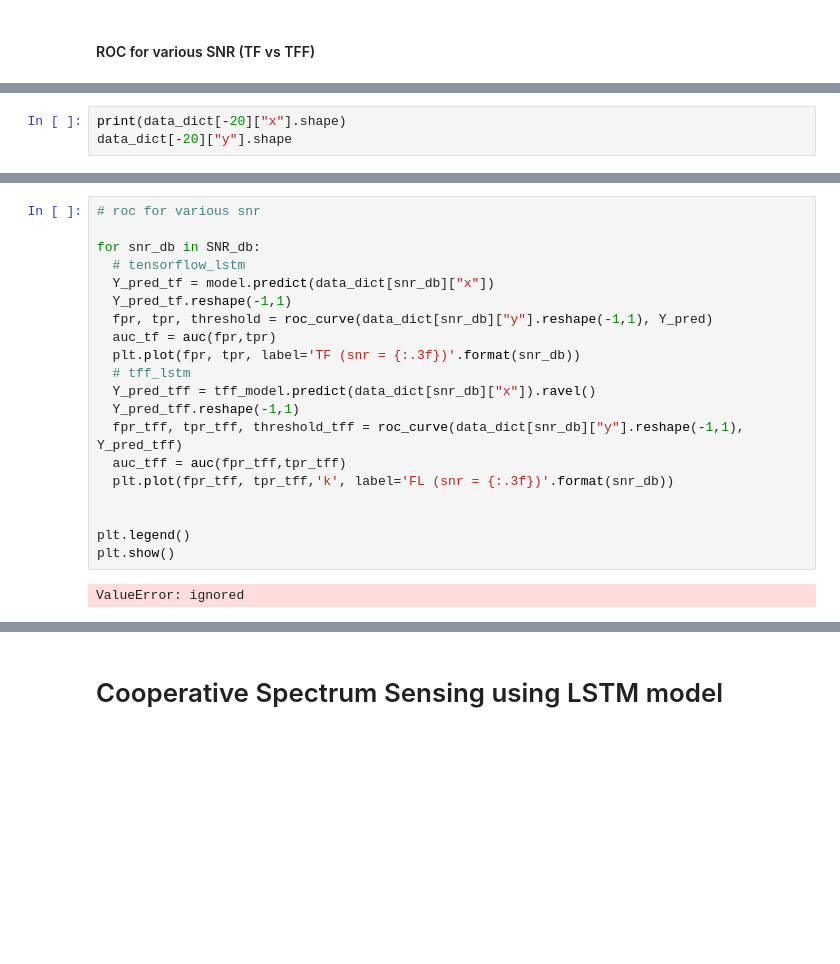
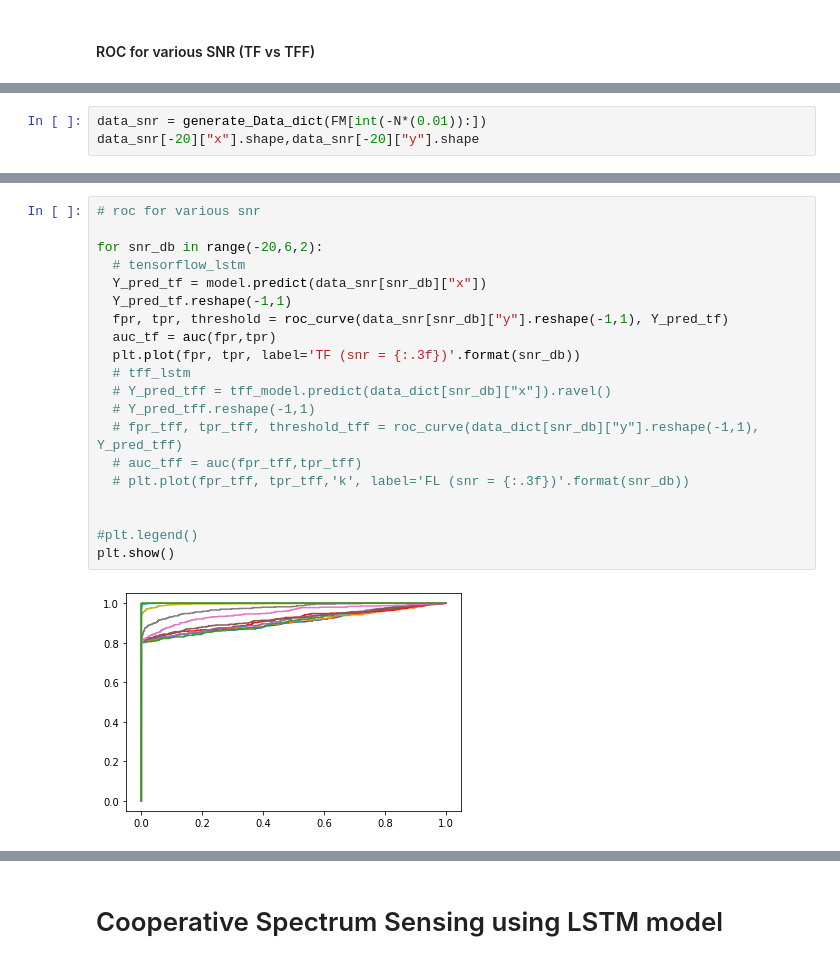
Before and after one commit to arpitvaghela/DSA_FL, a Jupyter notebook: Copy_of_FL_test.ipynb, the cells around one changed output, grey strips where cells are left out. Drawn from its saved outputs; the diff is of its cells as text; blank space fills up the shorter version.

```diff
--- a/Copy_of_FL_test.ipynb
+++ b/Copy_of_FL_test.ipynb
@@ -544,4 +571,4 @@ for snr_db in SNR_db:
 # %%
-print(data_dict[-20]["x"].shape)
-data_dict[-20]["y"].shape
+data_snr = generate_Data_dict(FM[int(-N*(0.01)):])
+data_snr[-20]["x"].shape,data_snr[-20]["y"].shape
 # %% [output]
@@ -550,22 +583,22 @@ data_dict[-20]["y"].shape
 # %%
 # roc for various snr
 
-for snr_db in SNR_db:
+for snr_db in range(-20,6,2):
   # tensorflow_lstm
-  Y_pred_tf = model.predict(data_dict[snr_db]["x"])
+  Y_pred_tf = model.predict(data_snr[snr_db]["x"])
   Y_pred_tf.reshape(-1,1)
-  fpr, tpr, threshold = roc_curve(data_dict[snr_db]["y"].reshape(-1,1), Y_pred)
+  fpr, tpr, threshold = roc_curve(data_snr[snr_db]["y"].reshape(-1,1), Y_pred_tf)
   auc_tf = auc(fpr,tpr)
   plt.plot(fpr, tpr, label='TF (snr = {:.3f})'.format(snr_db))
   # tff_lstm
-  Y_pred_tff = tff_model.predict(data_dict[snr_db]["x"]).ravel()
-  Y_pred_tff.reshape(-1,1)
-  fpr_tff, tpr_tff, threshold_tff = roc_curve(data_dict[snr_db]["y"].reshape(-1,1), Y_pred_tff)
-  auc_tff = auc(fpr_tff,tpr_tff)
-  plt.plot(fpr_tff, tpr_tff,'k', label='FL (snr = {:.3f})'.format(snr_db))
+  # Y_pred_tff = tff_model.predict(data_dict[snr_db]["x"]).ravel()
+  # Y_pred_tff.reshape(-1,1)
+  # fpr_tff, tpr_tff, threshold_tff = roc_curve(data_dict[snr_db]["y"].reshape(-1,1), Y_pred_tff)
+  # auc_tff = auc(fpr_tff,tpr_tff)
+  # plt.plot(fpr_tff, tpr_tff,'k', label='FL (snr = {:.3f})'.format(snr_db))
 
 
-plt.legend()
+#plt.legend()
 plt.show()
 # %% [output]
-ValueError: ignored
+[figure, added]
```
Also changed, not shown: parts of 19 cells of this notebook.
